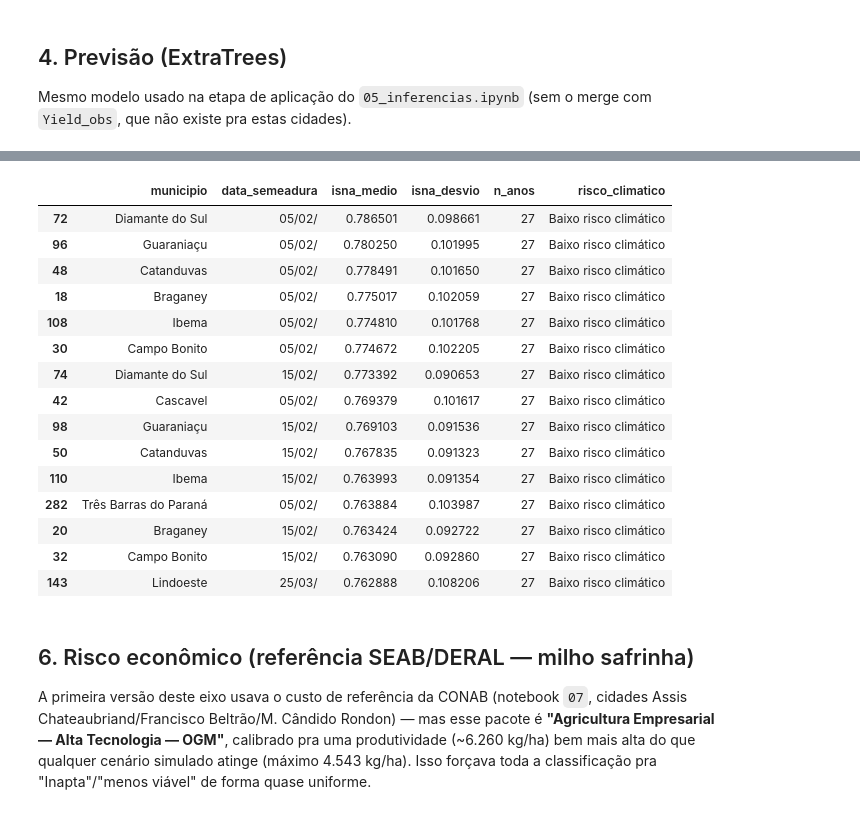
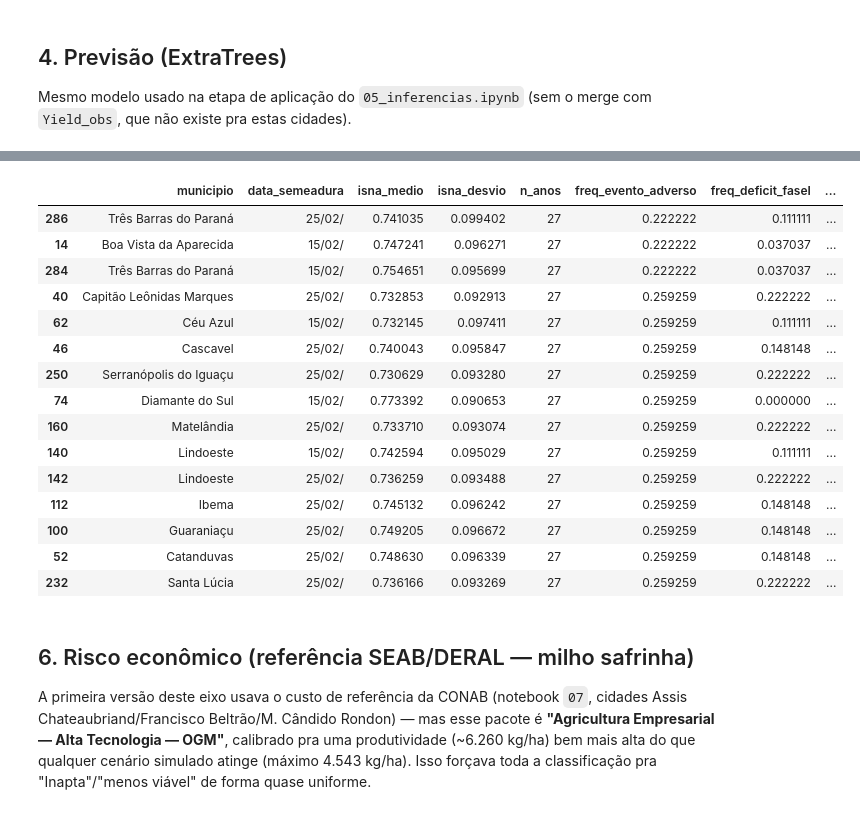
Before and after one commit to fcoliveira-utfpr/aquacrop_ml, a Jupyter notebook: 09_analise_custo_modelos.ipynb, the cells around one changed output, grey strips where cells are left out. Saved outputs shown, nothing was run; the diff lists cells and outputs as text; code cells hidden in the pictures.

```diff
--- a/09_analise_custo_modelos.ipynb
+++ b/09_analise_custo_modelos.ipynb
@@ -427,6 +461,7 @@ if combos_faltando:
         vars_fase = [
             "Tmin", "Tmax", "Tmed", "Chuva", "UR", "ETc", "ETR", "ARM", "DEF", "EXC",
             "ISNA", "PA", "Amp", "Pefetiva", "Latitude", "Longitude", "Altitude", "T_DEF", "lat_lon",
+            "ISNA_zarc_I", "ISNA_zarc_III", "ISNA_zarc_IV", "TmedMin_zarc_III", "TminMin_zarc_I_III",
         ]
 
         df["rep"] = df.groupby(["Municipio", "Ano", "DOY_semeadura", "DOY_maturacao", "Fase"]).cumcount()
@@ -437,8 +472,15 @@ if combos_faltando:
         df_wide_novo.columns = [f"{v}_F{f}" for v, f in df_wide_novo.columns]
         df_wide_novo = df_wide_novo.reset_index()
 
+        # Latitude/Longitude/Altitude/lat_lon e as variáveis ZARC (ISNA_zarc_*, TmedMin_zarc_III,
+        # TminMin_zarc_I_III) são escalares por safra, não por fase Doorenbos-Kassam — o pivot as
+        # replica em F1-F4; mantemos só a cópia F1 e descartamos as duplicatas.
+        _colunas_escalares_por_safra = (
+            "Altitude", "Latitude", "Longitude", "lat_lon",
+            "ISNA_zarc_I", "ISNA_zarc_III", "ISNA_zarc_IV", "TmedMin_zarc_III", "TminMin_zarc_I_III",
+        )
         df_wide_novo = df_wide_novo.drop(
-            columns=[c for c in df_wide_novo.columns if c.split("_F")[-1] in ("2", "3", "4") and c.split("_F")[0] in ("Altitude", "Latitude", "Longitude", "lat_lon")],
+            columns=[c for c in df_wide_novo.columns if c.split("_F")[-1] in ("2", "3", "4") and c.split("_F")[0] in _colunas_escalares_por_safra],
             errors="ignore",
         )
 
@@ -556,26 +617,57 @@ df_wide_oeste["ISNA_geral"] = (
     + KY3 * df_wide_oeste["ISNA_F3"] + KY4 * df_wide_oeste["ISNA_F4"]
 ) / (KY1 + KY2 + KY3 + KY4)
 
+df_wide_oeste["evento_deficit_faseI"] = df_wide_oeste["ISNA_zarc_I_F1"] <= ISNA_ZARC_LIMITE_FASE1
+df_wide_oeste["evento_deficit_faseIII"] = df_wide_oeste["ISNA_zarc_III_F1"] <= ISNA_ZARC_LIMITE_FASE3
+df_wide_oeste["evento_frio_floracao"] = df_wide_oeste["TmedMin_zarc_III_F1"] < TEMP_ZARC_LIMITE_FLORACAO
+df_wide_oeste["evento_geada"] = df_wide_oeste["TminMin_zarc_I_III_F1"] < TEMP_ZARC_LIMITE_GEADA
+df_wide_oeste["evento_excesso_faseIV"] = df_wide_oeste["ISNA_zarc_IV_F1"] >= ISNA_ZARC_LIMITE_EXCESSO_FASE4
+
+# NOTA: a classificação final usa só o critério (a) — déficit hídrico severo (ISNA Fase I <= 0,70
+# OU ISNA Fase III <= 0,55), os dois sub-limiares que a própria portaria agrupa num único critério.
+# Testamos incluir os critérios (b) frio na floração, (c) geada e (d) excesso hídrico também, mas
+# a portaria pública não detalha como os 4 critérios se combinam (união deu 300/300 "Inapto";
+# "máximo entre critérios" deu resultado mais plausível mas ainda pesado, com nenhuma combinação no
+# nível 20%) — sem a definição oficial exata dessa combinação, preferimos não arriscar um resultado
+# que pareça mais "oficial" do que realmente é. As colunas freq_frio_floracao/freq_geada/
+# freq_excesso_faseIV continuam calculadas/exportadas como diagnóstico, só não entram na
+# classificação — ver limitação equivalente no notebook.
+df_wide_oeste["evento_adverso_zarc"] = (
+    df_wide_oeste["evento_deficit_faseI"] | df_wide_oeste["evento_deficit_faseIII"]
+)
+
 isna_cidade_data = (
-    df_wide_oeste.groupby(["Municipio", "data_semeadura"])["ISNA_geral"]
-    .agg(isna_medio="mean", isna_desvio="std", n_anos="count")
+    df_wide_oeste.groupby(["Municipio", "data_semeadura"])
+    .agg(
+        isna_medio=("ISNA_geral", "mean"),
+        isna_desvio=("ISNA_geral", "std"),
+        n_anos=("ISNA_geral", "count"),
+        freq_evento_adverso=("evento_adverso_zarc", "mean"),
+        freq_deficit_faseI=("evento_deficit_faseI", "mean"),
+        freq_deficit_faseIII=("evento_deficit_faseIII", "mean"),
+        freq_frio_floracao=("evento_frio_floracao", "mean"),
+        freq_geada=("evento_geada", "mean"),
+        freq_excesso_faseIV=("evento_excesso_faseIV", "mean"),
+    )
     .reset_index()
     .rename(columns={"Municipio": "municipio"})
 )
 
 
-def classificar_clima(isna):
-    if isna >= 0.65:
-        return "Baixo risco climático"
-    if isna >= 0.50:
-        return "Médio risco climático"
-    return "Alto risco climático"
+def classificar_clima_zarc(freq):
+    if freq <= 0.20:
+        return "Risco climático 20%"
+    if freq <= 0.30:
+        return "Risco climático 30%"
+    if freq <= 0.40:
+        return "Risco climático 40%"
+    return "Inapto (risco > 40%)"
 
 
-isna_cidade_data["risco_climatico"] = isna_cidade_data["isna_medio"].apply(classificar_clima)
+isna_cidade_data["risco_climatico"] = isna_cidade_data["freq_evento_adverso"].apply(classificar_clima_zarc)
 isna_cidade_data.to_csv("risco_climatico_oeste_pr.csv", index=False, encoding="utf-8-sig")
 
 print(isna_cidade_data["risco_climatico"].value_counts())
-isna_cidade_data.sort_values("isna_medio", ascending=False).head(15)
+isna_cidade_data.sort_values("freq_evento_adverso").head(15)
 # %% [output]
 risco_climatico
@@ -584,20 +677,20 @@ Médio risco climático      4
 Name: count, dtype: int64
-|  | municipio | data_semeadura | isna_medio | isna_desvio | n_anos | risco_climatico |
-| 72 | Diamante do Sul | 05/02/ | 0.786501 | 0.098661 | 27 | Baixo risco climático |
-| 96 | Guaraniaçu | 05/02/ | 0.780250 | 0.101995 | 27 | Baixo risco climático |
-| 48 | Catanduvas | 05/02/ | 0.778491 | 0.101650 | 27 | Baixo risco climático |
-| 18 | Braganey | 05/02/ | 0.775017 | 0.102059 | 27 | Baixo risco climático |
-| 108 | Ibema | 05/02/ | 0.774810 | 0.101768 | 27 | Baixo risco climático |
-| 30 | Campo Bonito | 05/02/ | 0.774672 | 0.102205 | 27 | Baixo risco climático |
-| 74 | Diamante do Sul | 15/02/ | 0.773392 | 0.090653 | 27 | Baixo risco climático |
-| 42 | Cascavel | 05/02/ | 0.769379 | 0.101617 | 27 | Baixo risco climático |
-| 98 | Guaraniaçu | 15/02/ | 0.769103 | 0.091536 | 27 | Baixo risco climático |
-| 50 | Catanduvas | 15/02/ | 0.767835 | 0.091323 | 27 | Baixo risco climático |
-| 110 | Ibema | 15/02/ | 0.763993 | 0.091354 | 27 | Baixo risco climático |
-| 282 | Três Barras do Paraná | 05/02/ | 0.763884 | 0.103987 | 27 | Baixo risco climático |
-| 20 | Braganey | 15/02/ | 0.763424 | 0.092722 | 27 | Baixo risco climático |
-| 32 | Campo Bonito | 15/02/ | 0.763090 | 0.092860 | 27 | Baixo risco climático |
-| 143 | Lindoeste | 25/03/ | 0.762888 | 0.108206 | 27 | Baixo risco climático |
+|  | municipio | data_semeadura | isna_medio | isna_desvio | n_anos | freq_evento_adverso | freq_deficit_faseI | ... |
+| 286 | Três Barras do Paraná | 25/02/ | 0.741035 | 0.099402 | 27 | 0.222222 | 0.111111 | ... |
+| 14 | Boa Vista da Aparecida | 15/02/ | 0.747241 | 0.096271 | 27 | 0.222222 | 0.037037 | ... |
+| 284 | Três Barras do Paraná | 15/02/ | 0.754651 | 0.095699 | 27 | 0.222222 | 0.037037 | ... |
+| 40 | Capitão Leônidas Marques | 25/02/ | 0.732853 | 0.092913 | 27 | 0.259259 | 0.222222 | ... |
+| 62 | Céu Azul | 15/02/ | 0.732145 | 0.097411 | 27 | 0.259259 | 0.111111 | ... |
+| 46 | Cascavel | 25/02/ | 0.740043 | 0.095847 | 27 | 0.259259 | 0.148148 | ... |
+| 250 | Serranópolis do Iguaçu | 25/02/ | 0.730629 | 0.093280 | 27 | 0.259259 | 0.222222 | ... |
+| 74 | Diamante do Sul | 15/02/ | 0.773392 | 0.090653 | 27 | 0.259259 | 0.000000 | ... |
+| 160 | Matelândia | 25/02/ | 0.733710 | 0.093074 | 27 | 0.259259 | 0.222222 | ... |
+| 140 | Lindoeste | 15/02/ | 0.742594 | 0.095029 | 27 | 0.259259 | 0.111111 | ... |
+| 142 | Lindoeste | 25/02/ | 0.736259 | 0.093488 | 27 | 0.259259 | 0.222222 | ... |
+| 112 | Ibema | 25/02/ | 0.745132 | 0.096242 | 27 | 0.259259 | 0.148148 | ... |
+| 100 | Guaraniaçu | 25/02/ | 0.749205 | 0.096672 | 27 | 0.259259 | 0.148148 | ... |
+| 52 | Catanduvas | 25/02/ | 0.748630 | 0.096339 | 27 | 0.259259 | 0.148148 | ... |
+| 232 | Santa Lúcia | 25/02/ | 0.736166 | 0.093269 | 27 | 0.259259 | 0.222222 | ... |
 # %% [markdown]
 ## 6. Risco econômico (referência SEAB/DERAL — milho safrinha)
 
```
Also changed, not shown: parts of 10 cells of this notebook, 14 other files.
